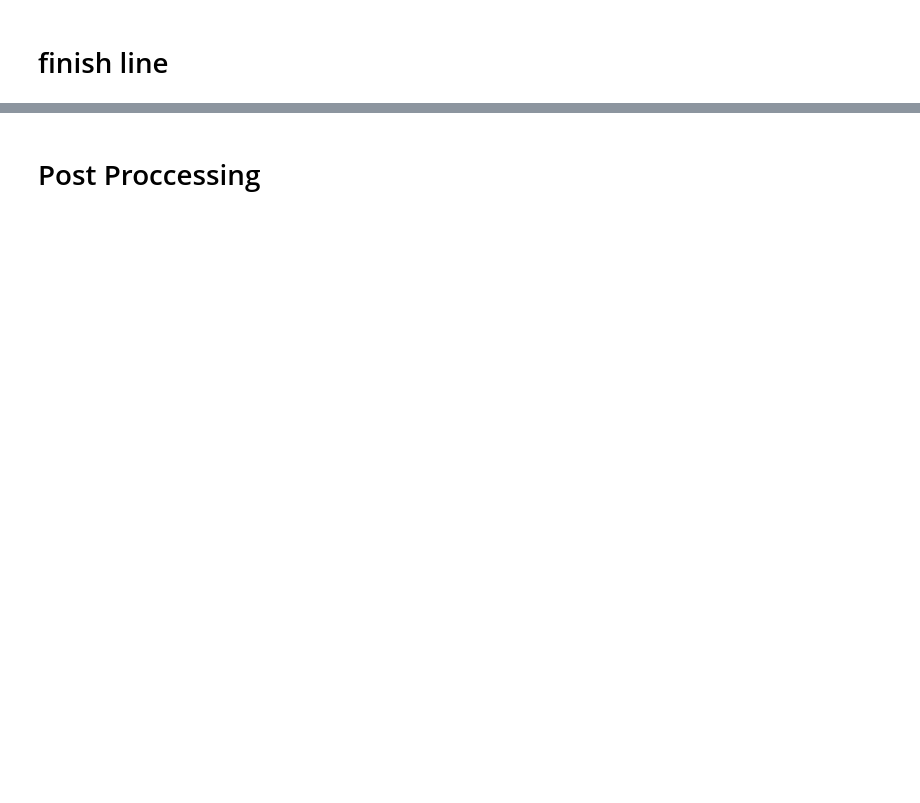
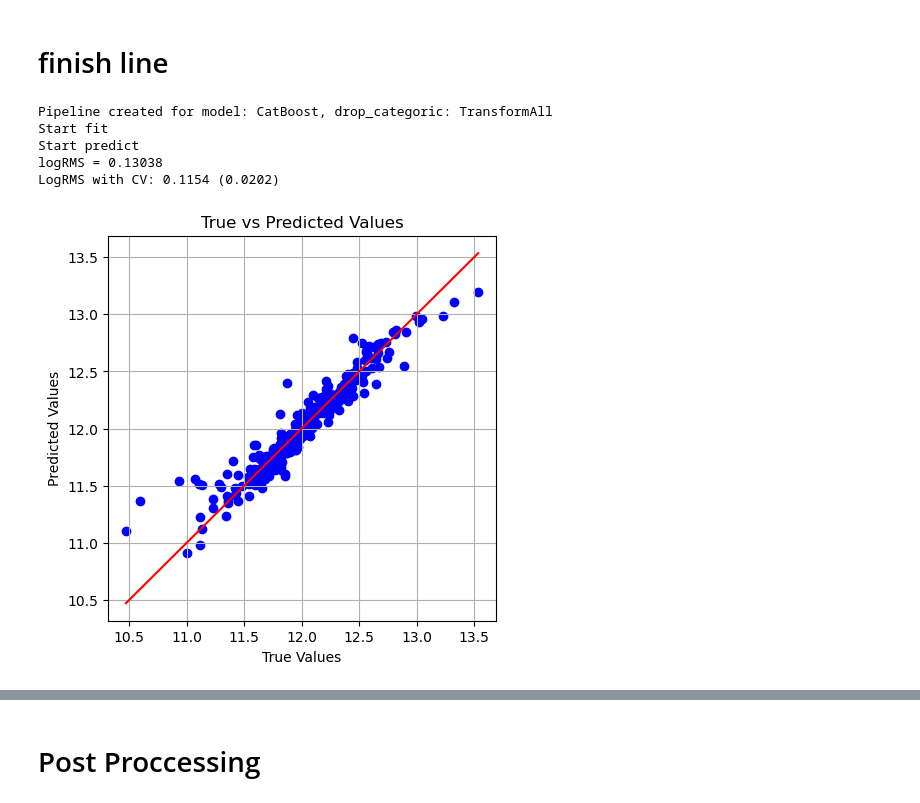
Before and after one commit to talbrend/JET, a Jupyter notebook: Model_JET.ipynb, the cells around one changed output, grey strips where cells are left out. Cells and saved outputs as stored; diff of their text form; code cells hidden in the pictures; blank space fills up the shorter version.

```diff
--- a/Model_JET.ipynb
+++ b/Model_JET.ipynb
@@ -201,6 +273,8 @@ if PerformAnomalyDrop == True:
     indices_to_show = [523, 1298, 30, 88, 462, 632, 1324]
     entries_to_show = dataset_df.loc[indices_to_show]
     indices_to_throw = [1298, 1182, 1386, 691, 185, 496 ]
+    indices_to_throw = [898, 581, 1062, 589, 462, 431, 496, 13, 691, 916, 313, 1211]
+    indices_to_throw = [495, 30, 916]
     #indices_to_throw = combined_df.index.values[:6]
     #dataset_df = dataset_df[dataset_df.GrLivArea < 4500]
     dataset_df =  dataset_df.drop(indices_to_throw)
@@ -857,9 +1001,10 @@ class FeatureEngineering(BaseEstimator, TransformerMixin):
 ## Dim reduction
 # %%
 class DimReduction(BaseEstimator, TransformerMixin):
-    def __init__(self,verbose=False):
+    def __init__(self,verbose=False, manual_columns_to_keep=None):
         self.verbose = verbose
-        self.columns_to_keep_ = None
+        self.calc_columns_to_keep_ = None
+        self.manual_columns_to_keep = manual_columns_to_keep
     def fit(self, X, y=None):
         df_temp = X.copy()  # Make a copy of the features DataFrame
         df_temp['target'] = y  # Add the target variable as a new column named 'target'
@@ -870,11 +1015,13 @@ class DimReduction(BaseEstimator, TransformerMixin):
         #pd.set_option('display.max_rows', None)
         #print(target_correlation_abs.sort_values(ascending=False))
         #pd.reset_option('display.max_rows')
-        self.columns_to_keep_ = target_correlation_abs>0.01
+        self.calc_columns_to_keep_ = target_correlation_abs>0.01
         return self
     def transform(self, X):
-        X_transformed = X.loc[:, self.columns_to_keep_]
+        X_transformed = X.loc[:, self.calc_columns_to_keep_]
         printt(f'{X_transformed.shape[1]}/{X.shape[1]}','keep only high correlated featurs',self.verbose)
+        if self.manual_columns_to_keep:
+            X_transformed = X_transformed.filter(self.manual_columns_to_keep, axis=1)
         return X_transformed
 # %% [markdown]
 # Config params
@@ -1166,6 +1359,62 @@ if 0:
             rms_log = cv_rmse(pipeline1, X, y)
             print(f"LogRMS with CV MinRatioPerGroup={MinRatioPerGroup}: {rms_log.mean():.4f} ({rms_log.std():.4f})")
             #print("LogRMS with CV MinRatioPerGroup={}: {:.4f} ({:.4f})\n".format(MinRatioPerGroup,rms_log.mean(), rms_log.std()))
+# %%
+# Iterate over all combinations
+models = ['LinearRegression','CatBoost'] #['DecisionTree', 'CatBoost']
+models = ['CatBoost'] #['DecisionTree', 'CatBoost']
+
+drop_categoric_options = ['TransformAll'] #'KeepAll','KeepJustOrdered','DropAll','TransformAll'
+
+i=0
+if 1:
+    pipelines = {}
+    for model in models:
+        for drop_categoric in drop_categoric_options:
+                # update config
+                Config_params1 = Config_params
+                Config_params1["model"] = model
+                Config_params1["drop_categoric"] = drop_categoric
+                Config_params1["categortic_Config_params"] = {**categortic_Config_params, "drop_categoric": drop_categoric}
+
+                # create pipe
+                print(f"Pipeline created for model: {model}, drop_categoric: {drop_categoric}")
+                pipeline = create_pipeline(Config_params1)
+                print('Start fit')
+                pipeline.fit(X_train,y_train)
+                print('Start predict')
+                y_pred = pipeline.predict(X_validation)
+
+                # check errors
+                mask = y_validation > 0
+                rms_log = np.sqrt(mean_squared_error(y_validation[mask], y_pred[mask]))
+                print(f"logRMS = {rms_log:.5f}")
+                pipelines[i] = pipeline
+                i=i+1
+
+
+# create pipe
+# verbose=0
+# params = {'learning_rate': 0.05262860621501329, 'depth': 5, 'subsample': 0.25142747620081446, 'colsample_bylevel': 0.9045398097461379, 'min_data_in_leaf': 6, 'n_estimators': 774}
+# pipeline = Pipeline([
+#     ('drop_ID', drop_ID(verbose=verbose)),
+#     ('remove_nas_col', remove_NAs_col(threshold=Config_params['nan_counts_threshold'], verbose=verbose)),
+#     ('imput_nas_row', imput_NAs_row(verbose=verbose)),
+#     ('FeatureEngineering',FeatureEngineering(PefrormFeatureEngineering=Config_params['PefrormFeatureEngineering'],verbose=verbose)),
+#     ('handle_categoric', handle_categoric(categortic_Config_params,verbose=verbose)),
+#     ('DimReduction', DimReduction(verbose=verbose)),
+#     ('reg', CatBoostRegressor(**params, silent=True))  # Use the dynamically selected model
+# ])
+rms_log = cv_rmse(pipeline, X, y)
+print("LogRMS with CV: {:.4f} ({:.4f})\n".format(rms_log.mean(), rms_log.std()))
+plot_pred(y_validation, y_pred,True)
+# %% [output]
+Pipeline created for model: CatBoost, drop_categoric: TransformAll
+Start fit
+Start predict
+logRMS = 0.13038
+LogRMS with CV: 0.1154 (0.0202)
+[figure, added]
 # %%
 if 0:
     TSNE_model = TSNE(n_components=2, random_state=0, perplexity=50)
```
Also changed, not shown: parts of 46 cells of this notebook, 1 other file.
